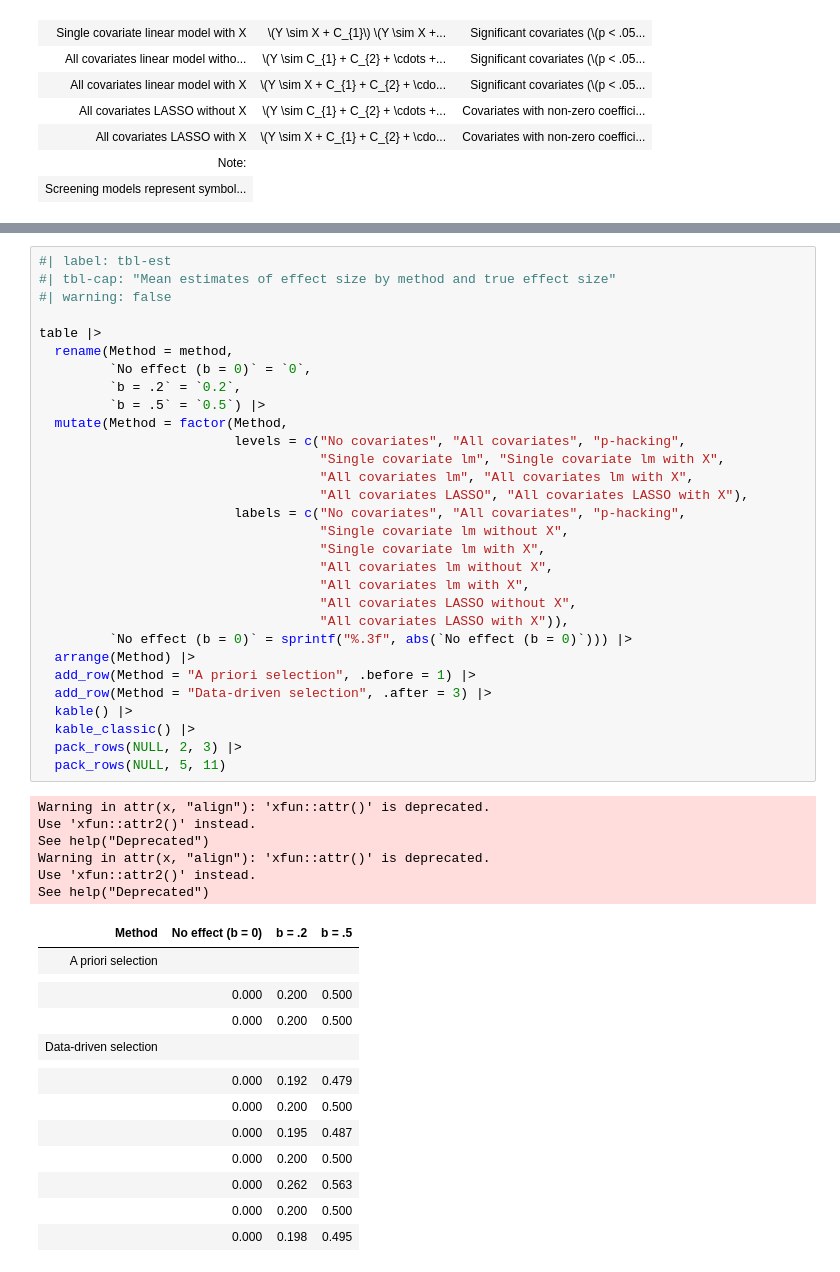
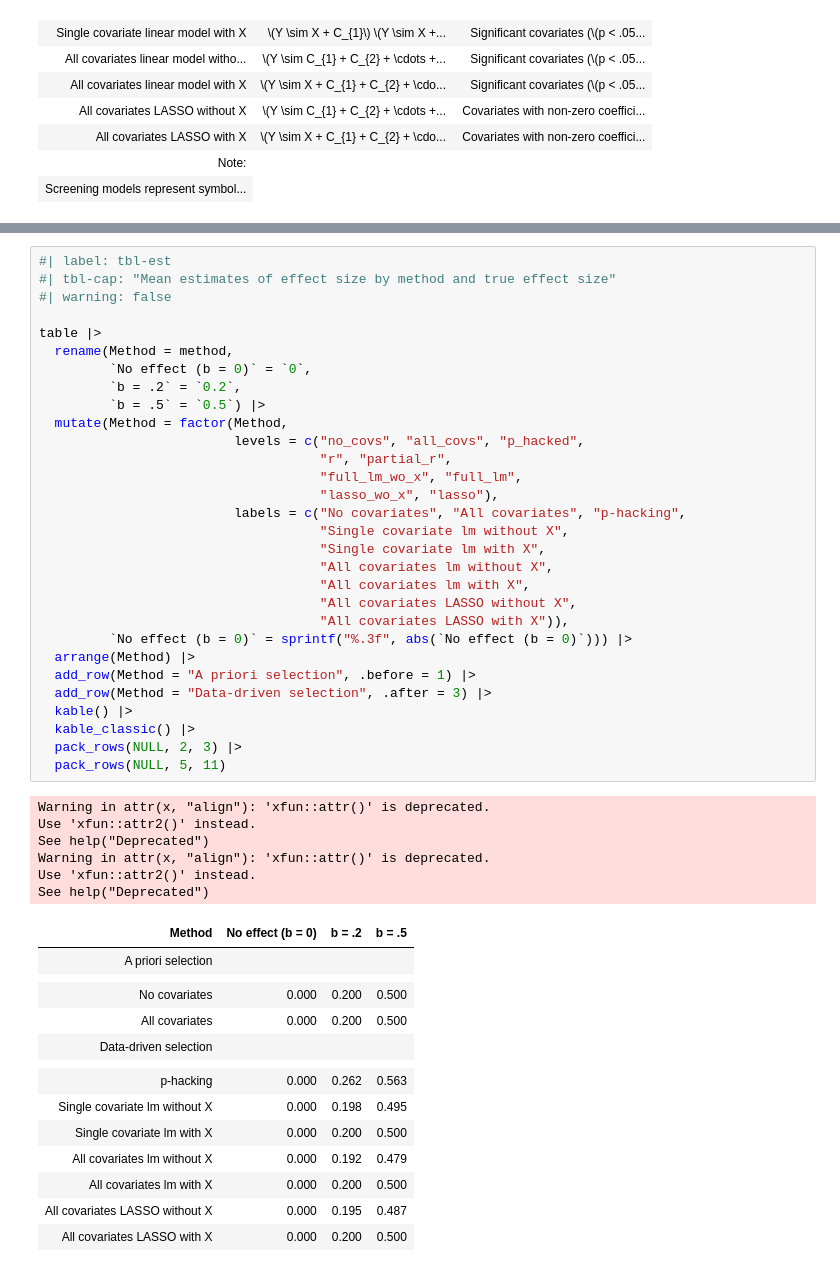
Before and after one commit to jjcurtin/study_cov, a Jupyter notebook: notebooks/mak_tables.embed.ipynb, the cells around one changed output, grey strips where cells are left out. Cells and saved outputs as stored; diff of their text form.

```diff
--- a/notebooks/mak_tables.embed.ipynb
+++ b/notebooks/mak_tables.embed.ipynb
@@ -155,45 +179,45 @@ table |>
   rename(Method = method,
          `No effect (b = 0)` = `0`,
          `b = .2` = `0.2`,
          `b = .5` = `0.5`) |>
   mutate(Method = factor(Method,
-                         levels = c("No covariates", "All covariates", "p-hacking",
-                                    "Single covariate lm", "Single covariate lm with X",
-                                    "All covariates lm", "All covariates lm with X",
-                                    "All covariates LASSO", "All covariates LASSO with X"),
+                         levels = c("no_covs", "all_covs", "p_hacked",
+                                    "r", "partial_r",
+                                    "full_lm_wo_x", "full_lm",
+                                    "lasso_wo_x", "lasso"),
                          labels = c("No covariates", "All covariates", "p-hacking",
                                     "Single covariate lm without X",
                                     "Single covariate lm with X",
                                     "All covariates lm without X",
                                     "All covariates lm with X",
                                     "All covariates LASSO without X",
                                     "All covariates LASSO with X")),
          `No effect (b = 0)` = sprintf("%.3f", abs(`No effect (b = 0)`))) |>
   arrange(Method) |>
   add_row(Method = "A priori selection", .before = 1) |>
   add_row(Method = "Data-driven selection", .after = 3) |>
   kable() |>
   kable_classic() |>
   pack_rows(NULL, 2, 3) |>
   pack_rows(NULL, 5, 11)
 # %% [output]
 Warning in attr(x, "align"): 'xfun::attr()' is deprecated.
 Use 'xfun::attr2()' instead.
 See help("Deprecated")
 Warning in attr(x, "align"): 'xfun::attr()' is deprecated.
 Use 'xfun::attr2()' instead.
 See help("Deprecated")
 | Method | No effect (b = 0) | b = .2 | b = .5 |
 | A priori selection |  |  |  |
 |  |  |  |  |
-|  | 0.000 | 0.200 | 0.500 |
-|  | 0.000 | 0.200 | 0.500 |
+| No covariates | 0.000 | 0.200 | 0.500 |
+| All covariates | 0.000 | 0.200 | 0.500 |
 | Data-driven selection |  |  |  |
 |  |  |  |  |
-|  | 0.000 | 0.192 | 0.479 |
-|  | 0.000 | 0.200 | 0.500 |
-|  | 0.000 | 0.195 | 0.487 |
-|  | 0.000 | 0.200 | 0.500 |
-|  | 0.000 | 0.262 | 0.563 |
-|  | 0.000 | 0.200 | 0.500 |
-|  | 0.000 | 0.198 | 0.495 |
+| p-hacking | 0.000 | 0.262 | 0.563 |
+| Single covariate lm without X | 0.000 | 0.198 | 0.495 |
+| Single covariate lm with X | 0.000 | 0.200 | 0.500 |
+| All covariates lm without X | 0.000 | 0.192 | 0.479 |
+| All covariates lm with X | 0.000 | 0.200 | 0.500 |
+| All covariates LASSO without X | 0.000 | 0.195 | 0.487 |
+| All covariates LASSO with X | 0.000 | 0.200 | 0.500 |
```
Also changed, not shown: parts of 3 cells of this notebook, 18 other files.
